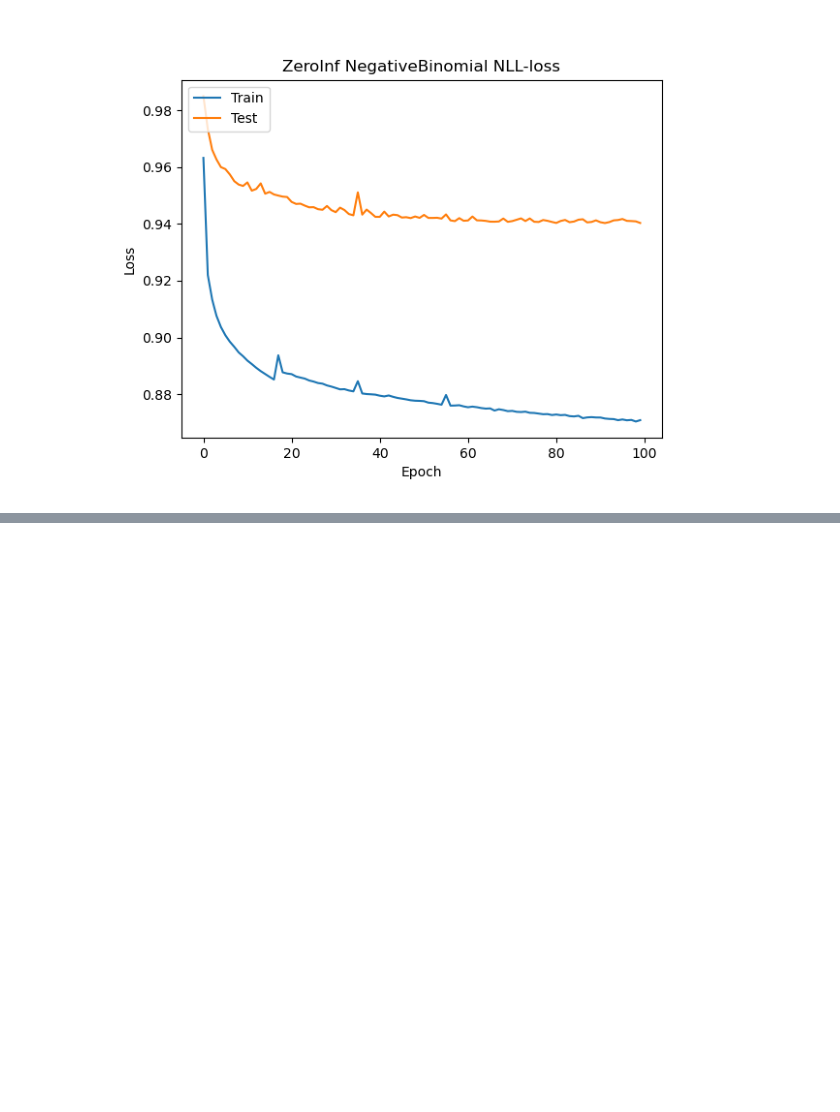
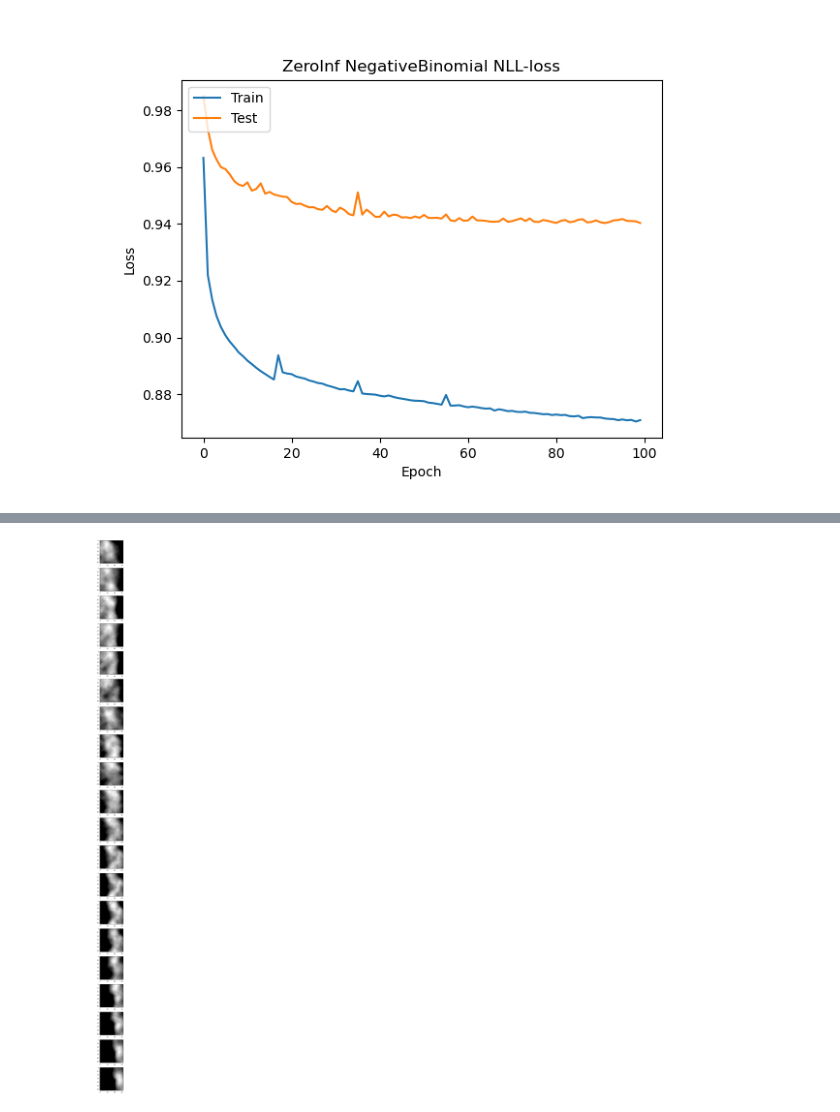
Before and after one commit to sichrist/DeepRain2, a Jupyter notebook: DeepRain_clean/ 30min_zeroInf_negative_Binomial_eval.ipynb, the cells around one changed output, grey strips where cells are left out. Cells and saved outputs as stored; diff of their text form; code cells hidden in the pictures; blank space fills up the shorter version.

```diff
--- a/DeepRain_clean/ 30min_zeroInf_negative_Binomial_eval.ipynb
+++ b/DeepRain_clean/ 30min_zeroInf_negative_Binomial_eval.ipynb
@@ -137,0 +165,14 @@ plotAUC(baseline_dict)
+# %%
+from Models.Distributions import ZeroInflated_Binomial
+pred = None
+label = None
+pred = 20
+#test.on_epoch_end()
+mean = []
+stdev = []
+label = []
+predictions = []
+train,test = getFreshSet(50)
+
+test.setWiggle_off()
+atm = []
@@ -137,0 +244,11 @@ plotAUC(baseline_dict)
+# %%
+sns.set(style="white")
+fig, axes = plt.subplots(20, 1, figsize=(20,80),dpi=64)
+#fig.set_title(["mean","stdev","label"])
+for i,pred in enumerate(rain_pred):
+    axes[i].imshow(pred[0,:,:,0],cmap="gray")
+    #axes[i,0].imshow(label[i][:,:,0],cmap="gray")
+
+plt.show()
+# %% [output]
+[figure, added]
```
Also changed, not shown: parts of 11 cells of this notebook, 6 other files.
